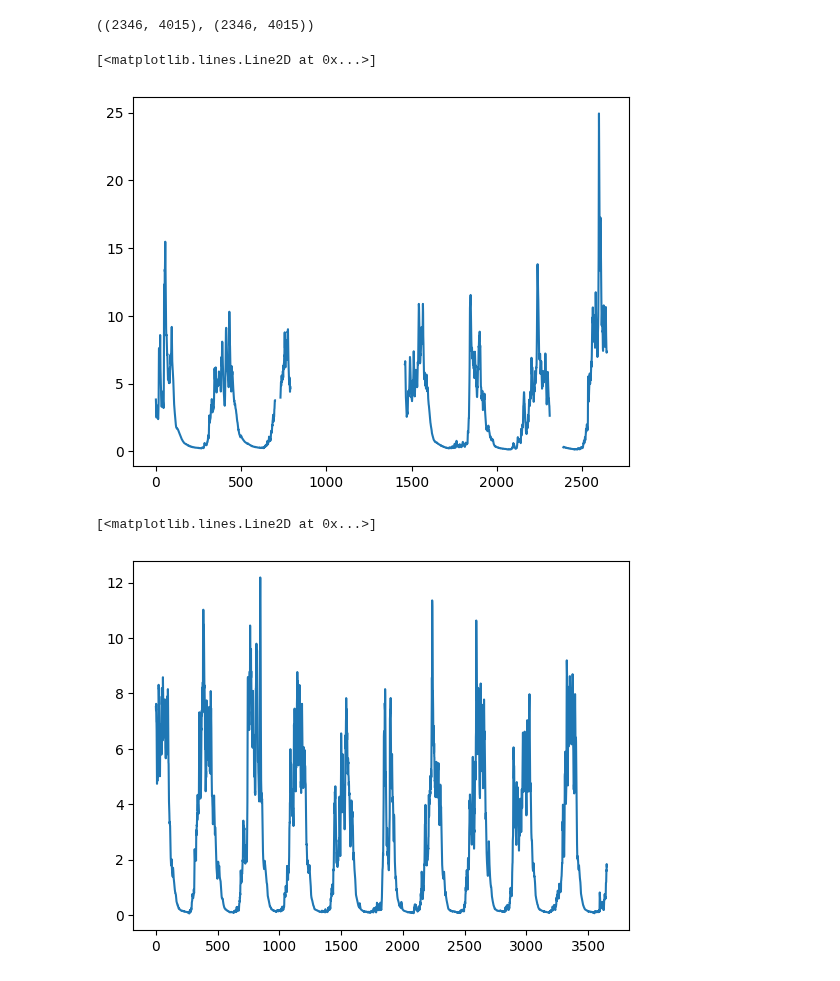
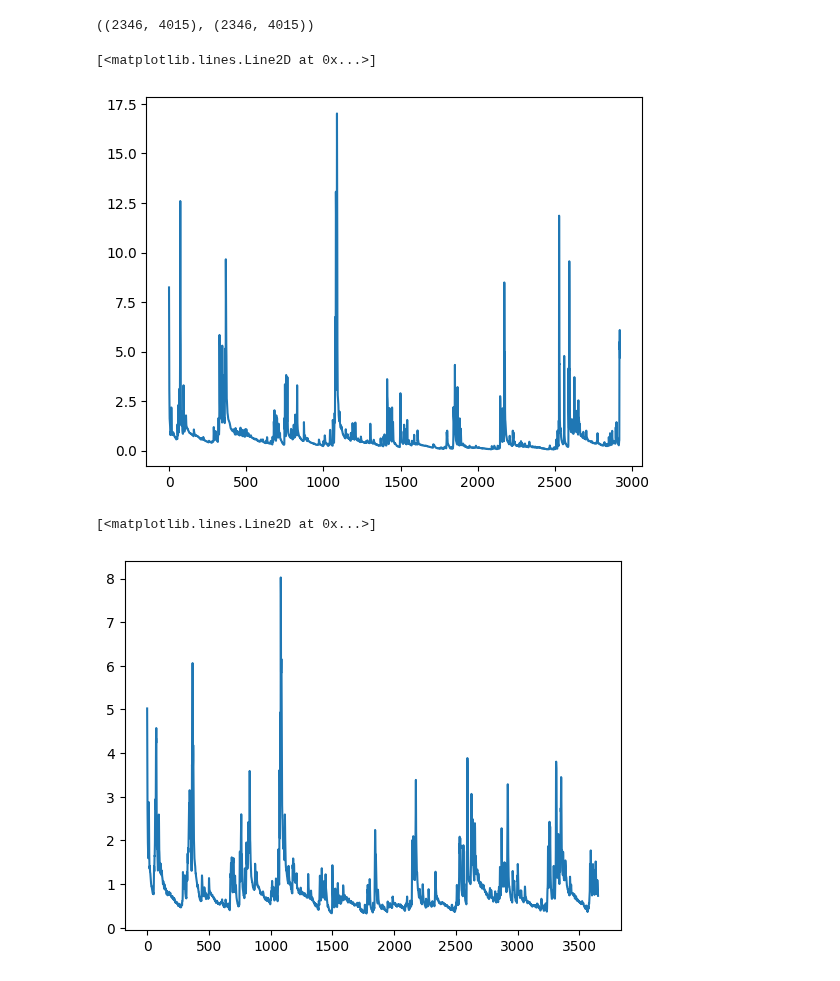
Before and after one commit to stsfk/deep_lumped, a Jupyter notebook: test_lstm_model.ipynb, the cells around one changed output. Cells and saved outputs as stored; diff of their text form; code cells hidden in the pictures.

```diff
--- a/test_lstm_model.ipynb
+++ b/test_lstm_model.ipynb
@@ -256,15 +238,15 @@ y2.shape, preds2.shape
 # %% [output]
 ((2346, 4015), (2346, 4015))
 # %%
-plt.plot(y2[0,:])
+plt.plot(y2[100,:])
 # %% [output]
 [<matplotlib.lines.Line2D at 0x...>]
-[figure, old version]
+[figure, new version]
 # %%
-plt.plot(preds2[0,:])
+plt.plot(preds2[100,:])
 # %% [output]
 [<matplotlib.lines.Line2D at 0x...>]
-[figure, old version]
+[figure, new version]
 # %%
 np.median(kges)
 # %% [output]
```
Also changed, not shown: parts of 6 cells of this notebook, 1 other file.
